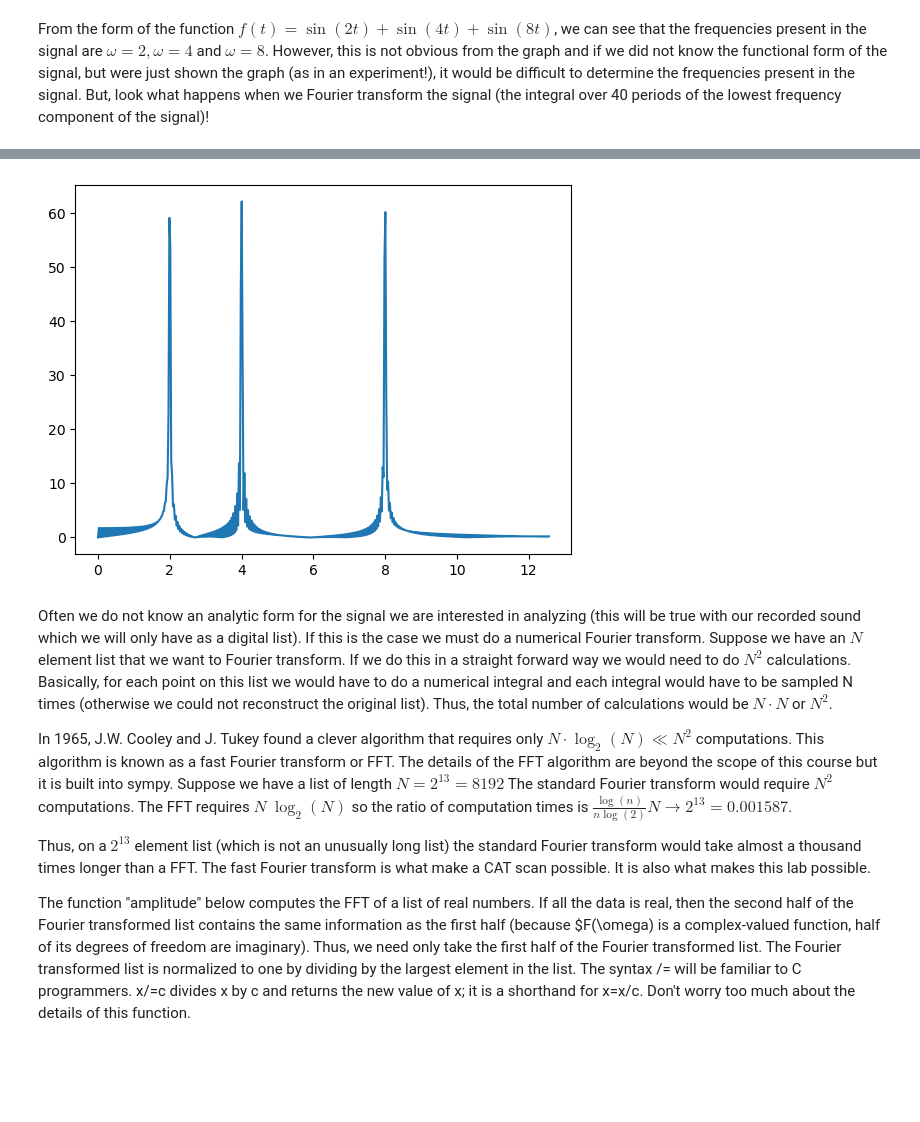
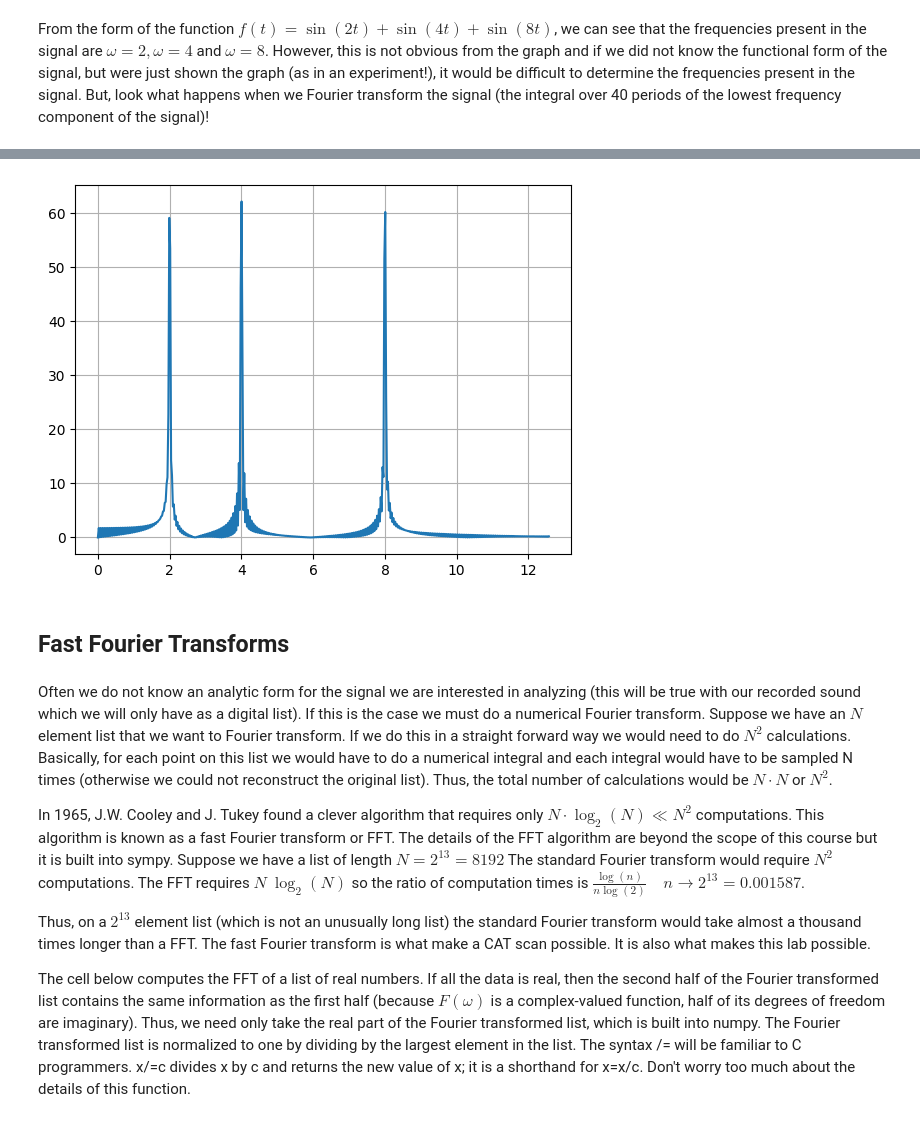
Before and after one commit to brinerk/LabsCapstone, a Jupyter notebook: Lab21/Lab 21.ipynb, the cells around one changed output, grey strips where cells are left out. Saved outputs shown, nothing was run; the diff lists cells and outputs as text; code cells hidden in the pictures; blank space fills up the shorter version.

```diff
--- a/Lab21/Lab 21.ipynb
+++ b/Lab21/Lab 21.ipynb
@@ -233,17 +235,20 @@ $\displaystyle \frac{14 ω^{4} e^{40 i \pi ω}}{ω^{6} - 84 ω^{4} + 1344 ω^{2}
 # %%
 f_res2 = [abs(sym.N(f2_ω.subs({ω: i}))) for i in t1]
 
 plt.plot(t1, f_res2)
+plt.grid()
 plt.show()
 # %% [output]
-[figure, old version]
+[figure, new version]
+# %% [markdown]
+<h2>Fast Fourier Transforms</h2>
 # %% [markdown]
 Often we do not know an analytic form for the signal we are interested in analyzing (this will be true with our recorded sound which we will only have as a digital list). If this is the case we must do a numerical Fourier transform. Suppose we have an $N$ element list that we want to Fourier transform. If we do this in a straight forward way we would need to do $N^2$ calculations. Basically, for each point on this list we would have to do a numerical integral and each integral would have to be sampled N times (otherwise we could not reconstruct the original list). Thus, the total number of calculations would be $N\cdot N$ or $N^2$.
 
 In 1965, J.W. Cooley and J. Tukey found a clever algorithm that requires only $N\cdot \log_2(N) \ll N^2$ computations. This algorithm is known as a fast Fourier transform or FFT. The details of the FFT algorithm are beyond the scope of this course but it is built into sympy. Suppose we have a list of length $N = 2^{13} = 8192$ The standard Fourier transform would require $N^2$ computations. The FFT requires $N$ $\log_2(N)$ so the ratio of computation times is
-$\frac{\log(n)}{n \log(2)} N \rightarrow 2^{13} = 0.001587$.
+$\frac{\log(n)}{n \log(2)} \quad n \rightarrow 2^{13} = 0.001587$.
 
 Thus, on a $2^{13}$ element list (which is not an unusually long list) the standard Fourier transform would take almost a thousand times longer than a  FFT. The fast Fourier transform is what make a CAT scan possible. It is also what makes this lab possible.
 
-The function "amplitude" below computes the FFT of a list of real numbers. If all the data is real, then the second half of the Fourier transformed list contains the same information as the first half (because $F(\omega) is a complex-valued function, half of its degrees of freedom are imaginary). Thus, we need only take the first half of the Fourier transformed list. The Fourier transformed list is normalized to one by dividing by the largest element in the list. The syntax /= will be familiar to C programmers. x/=c divides x by c and returns the new value of x; it is a shorthand for x=x/c.
+The cell below computes the FFT of a list of real numbers. If all the data is real, then the second half of the Fourier transformed list contains the same information as the first half (because $F(\omega)$ is a complex-valued function, half of its degrees of freedom are imaginary). Thus, we need only take the real part of the Fourier transformed list, which is built into numpy. The Fourier transformed list is normalized to one by dividing by the largest element in the list. The syntax /= will be familiar to C programmers. x/=c divides x by c and returns the new value of x; it is a shorthand for x=x/c.
 Don't worry too much about the details of this function.
```
Also changed, not shown: parts of 39 cells of this notebook, 8 other files.
